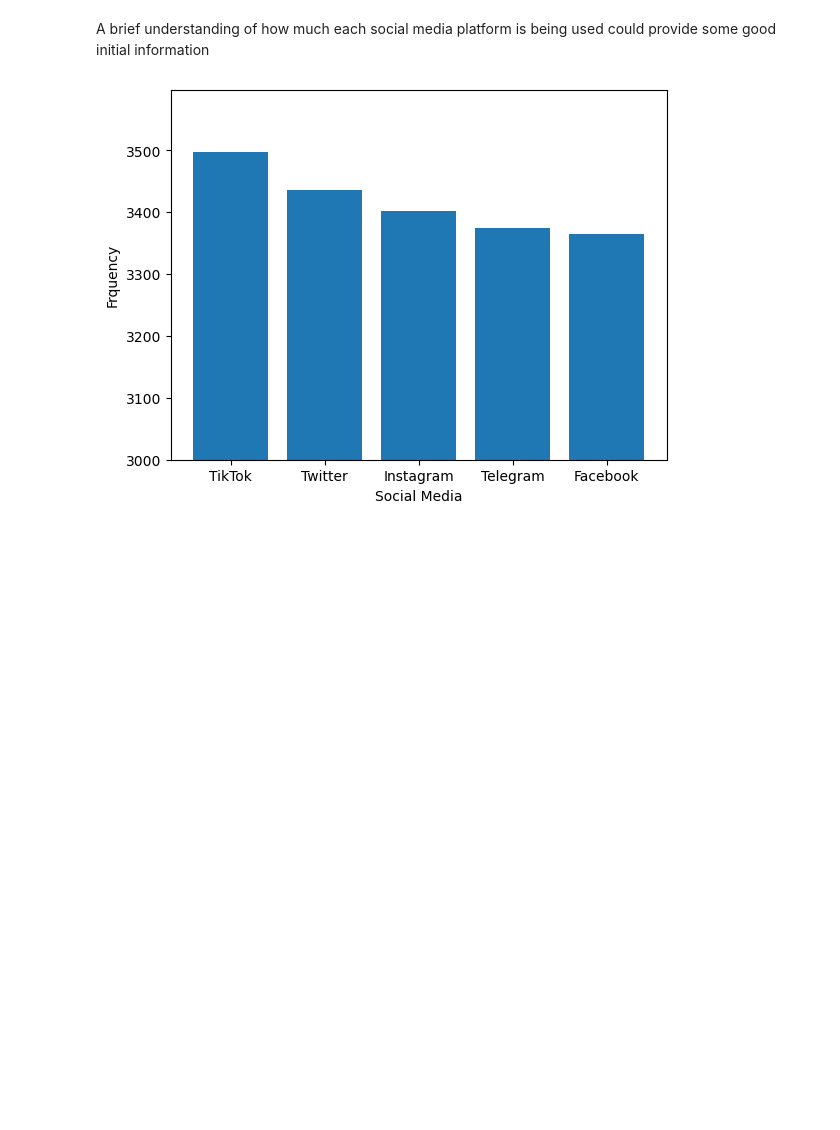
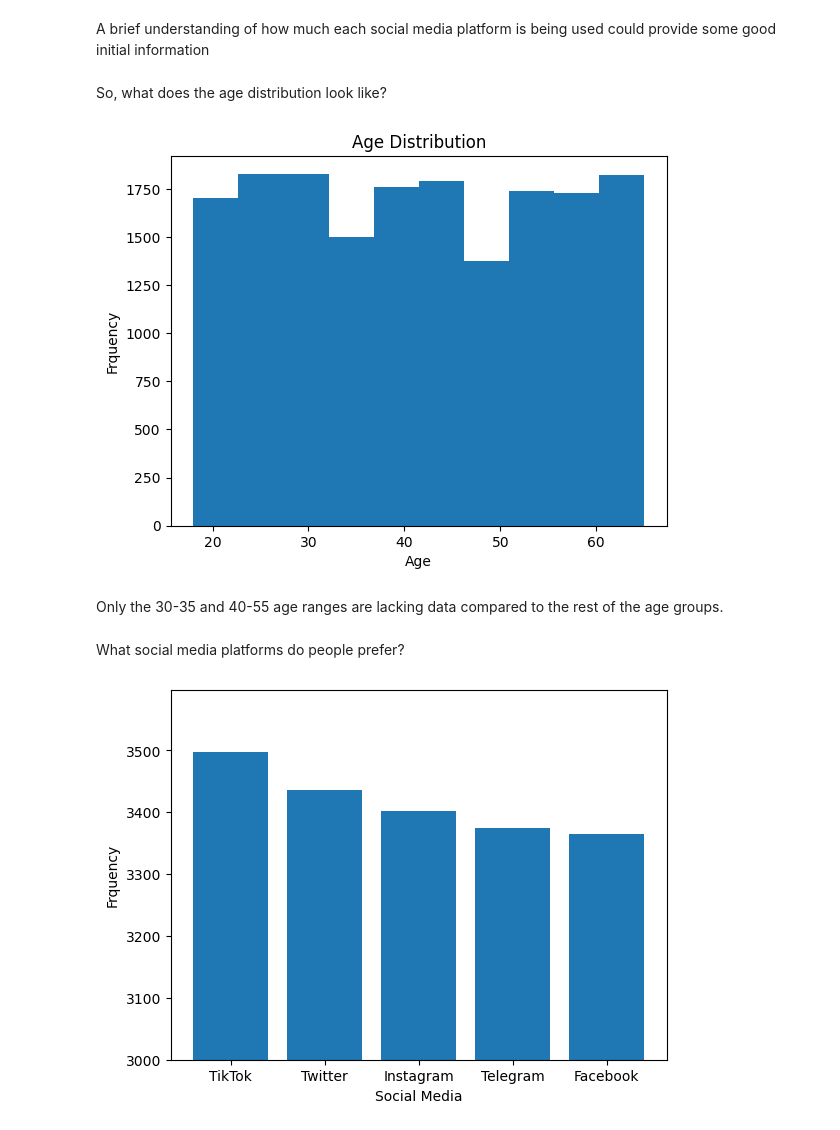
Before and after one commit to HusseinKasim/A-Data-Driven-Study-on-Social-Media-Usage-and-its-Effects-on-Users, a Jupyter notebook: Social_Media_Study.ipynb, the cells around one changed output. Saved outputs shown, nothing was run; the diff lists cells and outputs as text; code cells hidden in the pictures; blank space fills up the shorter version.

```diff
--- a/Social_Media_Study.ipynb
+++ b/Social_Media_Study.ipynb
@@ -213,4 +211,19 @@ The data now seems clean and is ready for analysis.
 It is important to analyse the data in order to find patterns, trends, relationships and meaning from it to provide a deeper understanding and also fuel informed decision-making.
 # %% [markdown]
 A brief understanding of how much each social media platform is being used could provide some good initial information
+# %% [markdown]
+So, what does the age distribution look like?
+# %%
+# Plot age distribution
+plt.hist(df['age'], bins=10)
+plt.xlabel("Age")
+plt.ylabel("Frquency")
+plt.title("Age Distribution")
+plt.show()
+# %% [output]
+[figure, added]
+# %% [markdown]
+Only the 30-35 and 40-55 age ranges are lacking data compared to the rest of the age groups.
+# %% [markdown]
+What social media platforms do people prefer?
 # %%
```
Also changed, not shown: parts of 4 cells of this notebook.
